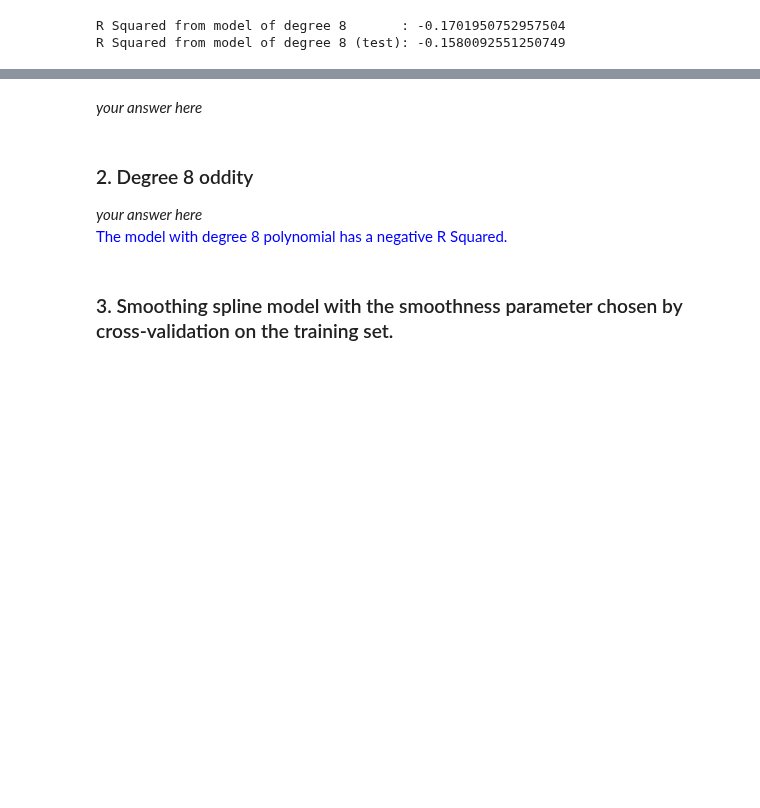
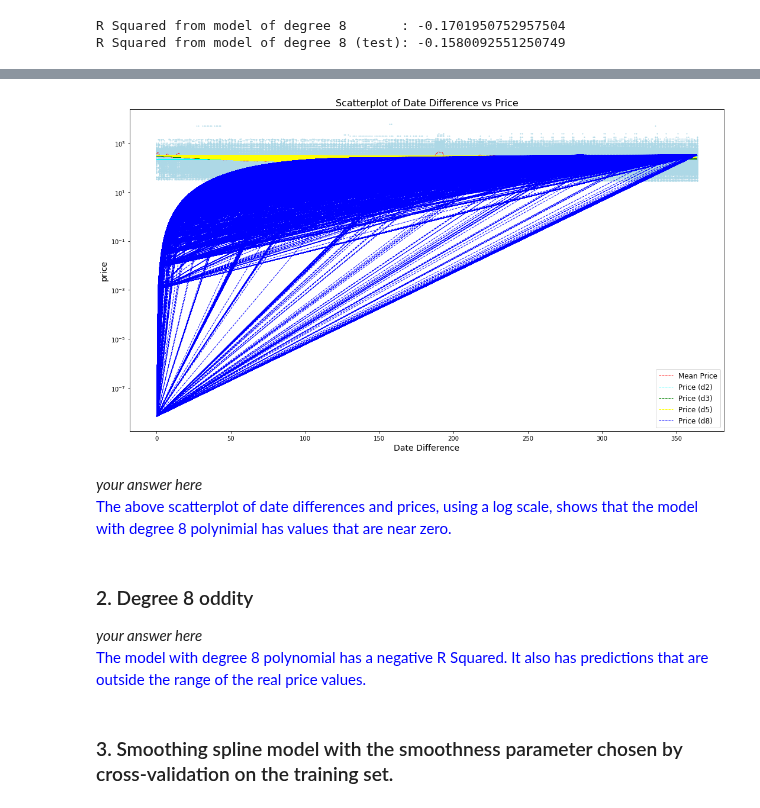
Before and after one commit to medeirosf/2020-CS109B, a Jupyter notebook: content/homeworks/hw01/notebook/cs109b_hw1_edited.ipynb, the cells around one changed output, grey strips where cells are left out. Cells and saved outputs as stored; diff of their text form; code cells hidden in the pictures; blank space fills up the shorter version.

Commit message:
Added scatterplot wit polynomial model predictions

```diff
--- a/content/homeworks/hw01/notebook/cs109b_hw1_edited.ipynb
+++ b/content/homeworks/hw01/notebook/cs109b_hw1_edited.ipynb
@@ -193,21 +193,21 @@ print('R Squared from model of degree 2 (test):',r2_score(cal_test['price'], fit
 R Squared from model of degree 2       : 0.018488573687432175
 R Squared from model of degree 2 (test): 0.019180392770214327
 # %%
-fit_lm_p3=sm.ols('price ~ date_diff + np.power(date_diff, 2) + np.power(date_diff, 3)',data=cal_train).fit();
+fit_lm_p3=sm.ols('price ~ date_diff + np.power(date_diff, 2) + np.power(date_diff, 3)',data=cal_train[['price','date_diff']]).fit();
 print('R Squared from model of degree 3       :',fit_lm_p3.rsquared);
-r2_score(cal_test['price'], fit_lm_p3.predict(cal_test)));
+print('R Squared from model of degree 3 (test):',r2_score(cal_test['price'], fit_lm_p3.predict(cal_test)));
 # %% [output]
 R Squared from model of degree 3       : 0.03893294505042855
 R Squared from model of degree 3 (test): 0.03875184567624912
 # %%
-fit_lm_p5=sm.ols('price ~ date_diff + np.power(date_diff, 2) + np.power(date_diff, 3) + np.power(date_diff, 4) + np.power(date_diff, 5)',data=cal_train).fit();
+fit_lm_p5=sm.ols('price ~ date_diff + np.power(date_diff, 2) + np.power(date_diff, 3) + np.power(date_diff, 4) + np.power(date_diff, 5)',data=cal_train[['price','date_diff']]).fit();
 print('R Squared from model of degree 5       :',fit_lm_p5.rsquared);
 print('R Squared from model of degree 5 (test):',r2_score(cal_test['price'], fit_lm_p5.predict(cal_test)));
 # %% [output]
 R Squared from model of degree 5       : 0.04210025469611445
 R Squared from model of degree 5 (test): 0.041738180644619205
 # %%
-fit_lm_p8=sm.ols('price ~ date_diff + np.power(date_diff, 2) + np.power(date_diff, 3) + np.power(date_diff, 4) + np.power(date_diff, 5) + np.power(date_diff, 6) + np.power(date_diff, 7) + np.power(date_diff, 8)',data=cal_train).fit();
+fit_lm_p8=sm.ols('price ~ date_diff + np.power(date_diff, 2) + np.power(date_diff, 3) + np.power(date_diff, 4) + np.power(date_diff, 5) + np.power(date_diff, 6) + np.power(date_diff, 7) + np.power(date_diff, 8)',data=cal_train[['price','date_diff']]).fit();
 print('R Squared from model of degree 8       :',fit_lm_p8.rsquared);
 print('R Squared from model of degree 8 (test):',r2_score(cal_test['price'], fit_lm_p8.predict(cal_test)));
 # %% [output]
@@ -225,9 +216,34 @@ R Squared from model of degree 8 (test): -0.1580092551250749
-# %% [markdown]
-_your answer here_
+# %%
+x_ls=np.linspace(cal_train['date_diff'].min(),
+                 cal_train['date_diff'].max(),
+                 num=cal_train['date_diff'].max()+1);
+price_mean=cal_train.groupby('date_diff')['price'].mean();
+# %%
+fig, ax = plt.subplots(figsize=(18,10));
+ax.scatter(cal_train['date_diff'], cal_train['price'], s=1, color='lightblue');
+ax.plot(price_mean.index, price_mean, ls='--', lw=1, color='red', label='Mean Price');
+ax.plot(cal_train['date_diff'], fit_lm_p2.predict(cal_train[['date_diff']]), ls='--', lw=1, color='cyan', label='Price (d2)')
+ax.plot(cal_train['date_diff'], fit_lm_p3.predict(cal_train[['date_diff']]), ls='--', lw=1, color='green', label='Price (d3)')
+ax.plot(cal_train['date_diff'], fit_lm_p5.predict(cal_train[['date_diff']]), ls='--', lw=1, color='yellow', label='Price (d5)')
+ax.plot(cal_train['date_diff'], fit_lm_p8.predict(cal_train[['date_diff']]), ls='--', lw=1, color='blue', label='Price (d8)')
+ax.set(yscale="log");
+ax.set_xlabel('Date Difference', fontsize=14);
+ax.set_ylabel('price', fontsize=14);
+ax.set_title('Scatterplot of Date Difference vs Price', fontsize=16);
+ax.legend(loc='best', fontsize=12);
+# %% [output]
+[figure, added]
+# %% [markdown]
+_your answer here_<br />
+<font color='blue'>
+The above scatterplot of date differences and prices, using a log scale, shows that the model with degree 8 polynimial has values that are near zero.
+</font>
 # %% [markdown]
 ### 2. Degree 8 oddity
 _your answer here_<br />
-<font color='blue'>The model with degree 8 polynomial has a negative R Squared.</font>
+<font color='blue'>
+The model with degree 8 polynomial has a negative R Squared. It also has predictions that are outside the range of the real price values.
+</font>
 # %% [markdown]
 ### 3. Smoothing spline model with the smoothness parameter chosen by cross-validation on the training set.
 # %%
```
Also changed, not shown: parts of 5 cells of this notebook.
